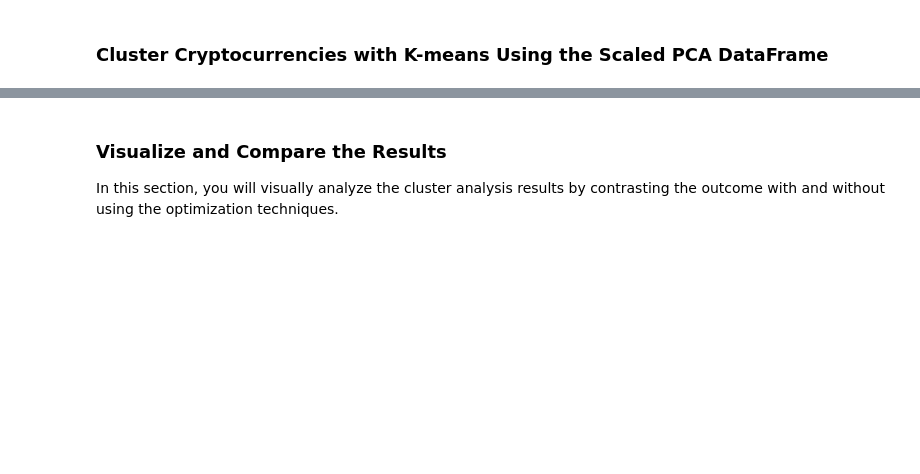
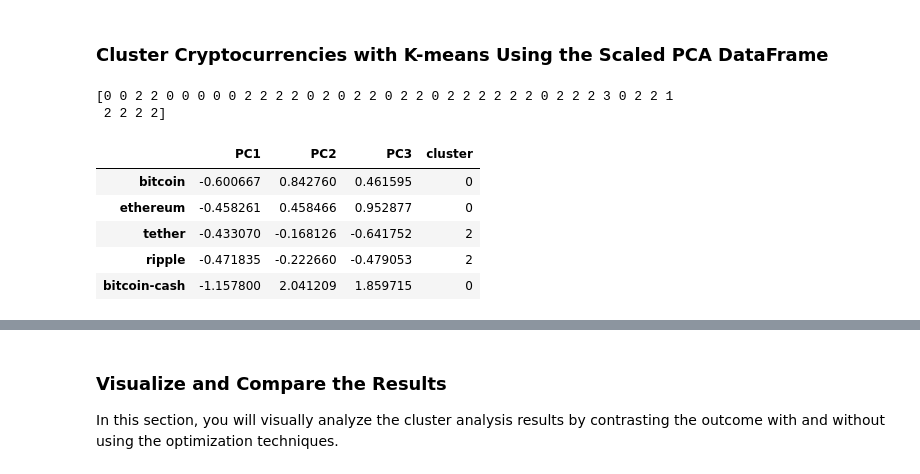
Before and after one commit to ngrief/CryptoClustering, a Jupyter notebook: Crypto_Clustering.ipynb, the cells around one changed output, grey strips where cells are left out. Cells and saved outputs as stored; diff of their text form; code cells hidden in the pictures; blank space fills up the shorter version.

```diff
--- a/Crypto_Clustering.ipynb
+++ b/Crypto_Clustering.ipynb
@@ -307,5 +318,9 @@ plt.show()
 # %%
-# Predict the clusters to group the cryptocurrencies using the scaled PCA DataFrame
+# Predict clusters using the K-Means model on the PCA-transformed data
+cluster_labels = kmeans_model.predict(pca_data)
 
-
-# Print the resulting array of cluster values.
+# Print the resulting array of cluster values
+print(cluster_labels)
+# %% [output]
+[0 0 2 2 0 0 0 0 0 2 2 2 2 0 2 0 2 2 0 2 2 0 2 2 2 2 2 2 0 2 2 2 3 0 2 2 1
+ 2 2 2 2]
@@ -320,3 +327,44 @@ plt.show()
+# %%
+from sklearn.decomposition import PCA
+from sklearn.cluster import KMeans
+import pandas as pd
+import hvplot.pandas
+
+# Step 1: Apply PCA to reduce dimensions to 3 principal components
+pca = PCA(n_components=3)
+pca_data = pca.fit_transform(df_market_data_scaled)
+
+# Step 2: Create a DataFrame from the PCA-transformed data, keeping `coin_id` as the index
+pca_df = pd.DataFrame(
+    pca_data,
+    columns=['PC1', 'PC2', 'PC3'],
+    index=df_market_data_scaled.index  # Maintain `coin_id` as index
+)
+
+# Step 3: Initialize the K-Means model with the best k
+kmeans_model = KMeans(n_clusters=best_k, random_state=42)
+
+# Step 4: Fit the K-Means model using the PCA data
+kmeans_model.fit(pca_data)
+
+# Step 5: Predict the clusters for grouping the cryptocurrencies
+cluster_labels = kmeans_model.predict(pca_data)
+
+# Step 6: Create a copy of the scaled PCA DataFrame, keeping `coin_id` as the index
+pca_scaled_copy = pca_df.copy()
+
+# Step 7: Add a new column to the copy of the PCA DataFrame with the predicted clusters
+pca_scaled_copy['cluster'] = cluster_labels
+
+# Step 8: Display the copy of the scaled PCA DataFrame
+display(pca_scaled_copy.head())
+# %% [output]
+|  | PC1 | PC2 | PC3 | cluster |
+| bitcoin | -0.600667 | 0.842760 | 0.461595 | 0 |
+| ethereum | -0.458261 | 0.458466 | 0.952877 | 0 |
+| tether | -0.433070 | -0.168126 | -0.641752 | 2 |
+| ripple | -0.471835 | -0.222660 | -0.479053 | 2 |
+| bitcoin-cash | -1.157800 | 2.041209 | 1.859715 | 0 |
 # %%
 # Create a scatter plot using hvPlot by setting
 # `x="PC1"` and `y="PC2"`.
```
Also changed, not shown: parts of 13 cells of this notebook.
